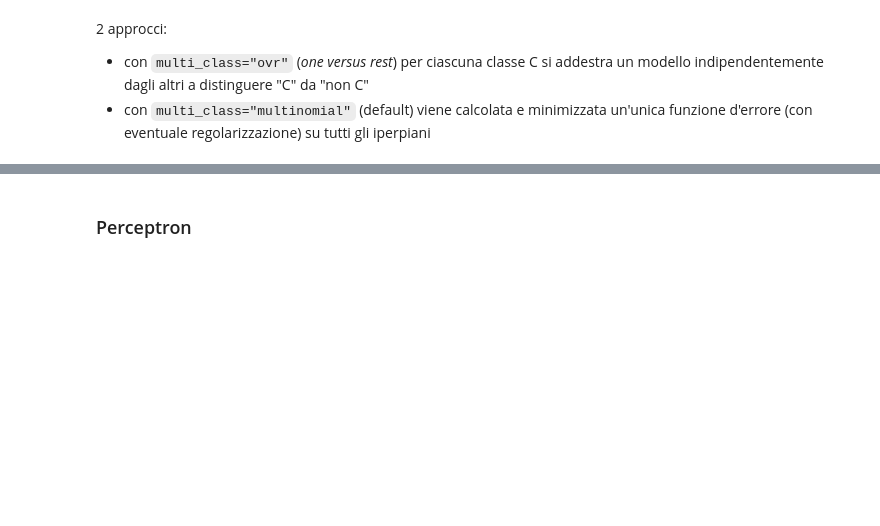
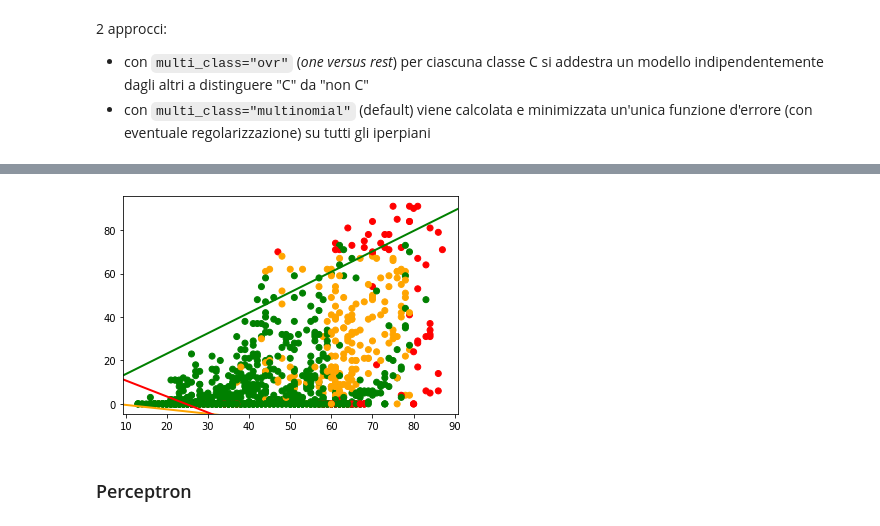
Before and after one commit to tassiluca/dia-project, a Jupyter notebook: fetal_health_classification.ipynb, the cells around one changed output, grey strips where cells are left out. Saved outputs shown, nothing was run; the diff lists cells and outputs as text; code cells hidden in the pictures; blank space fills up the shorter version.

```diff
--- a/fetal_health_classification.ipynb
+++ b/fetal_health_classification.ipynb
@@ -219,0 +258,28 @@ def get_features_scores(model):
+# %%
+params_grid = [
+    {
+        "scaler": [None, StandardScaler()],
+        "lr__penalty": ["none"],
+        "lr__multi_class": ["ovr", "multinomial"]
+    },
+    {
+        "scaler": [None, StandardScaler()],
+        "lr__penalty": ["l2", "l1"],
+        "lr__C": np.logspace(-3, 3, 7),
+        "lr__multi_class": ["ovr", "multinomial"]
+    },
+    {
+        "scaler": [None, StandardScaler()],
+        "lr__penalty": ["elasticnet"],
+        "lr__C": np.logspace(-3, 3, 7),
+        "lr__l1_ratio": [.0, 0.2, 0.4, 0.6, 0.8, 1.],
+        "lr__multi_class": ["ovr", "multinomial"]
+    }
+]
+# %%
+model = Pipeline([
+    ("scaler", StandardScaler()),
+    ("lr", LogisticRegression(solver="saga"))
+])
+m, m_best_params, m_ranking = \
+    get_tuned_model(model, params_grid, X2f_train, y2f_train)
@@ -219,0 +296,4 @@ def get_features_scores(model):
+# %%
+def separator_2d(model, x1, n=0):
+    return -x1 * model.best_estimator_[-1].coef_[n, 0] - \
+        model.best_estimator_[-1].intercept_[n] / model.best_estimator_[-1].coef_[n, 1]
@@ -220,3 +316,13 @@ def get_features_scores(model):
+# %%
+plt.scatter(*X2f_train.values.T, c=y2f_train.map(diagnosis_color_map))
+xlim, ylim = plt.xlim(), plt.ylim()
+for n, c in enumerate(m.classes_):
+    sep_x = np.linspace(*xlim, 2)
+    sep_y = separator_2d(m, sep_x, n)
+    plt.plot(sep_x, sep_y, c=diagnosis_color_map[c], linewidth=2)
+plt.xlim(xlim); plt.ylim(ylim);
+# %% [output]
+[figure, added]
 # %% [markdown]
 ### Perceptron
 # %%
```
Also changed, not shown: parts of 41 cells of this notebook.
